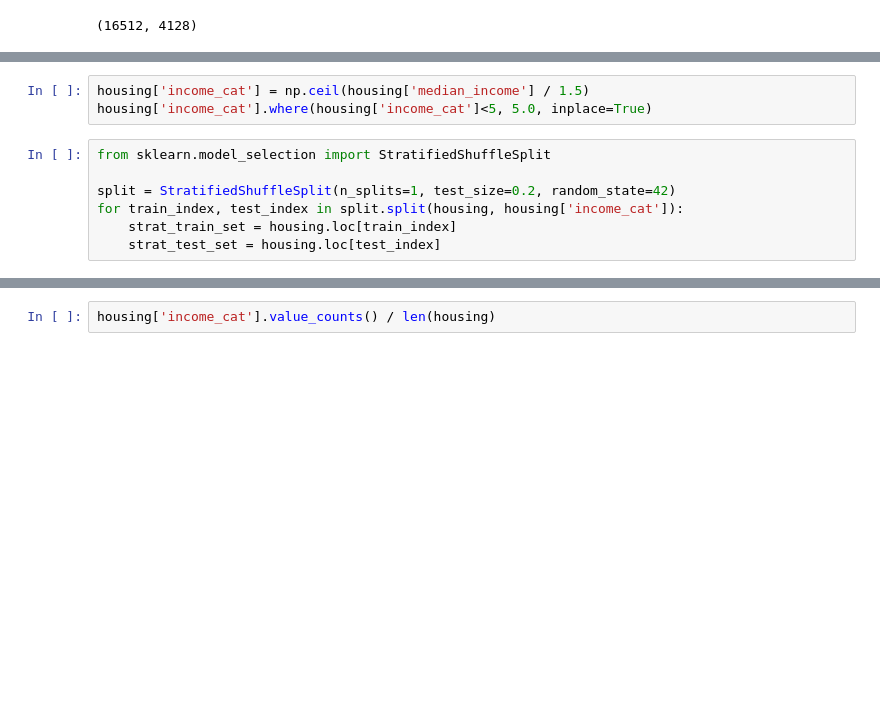
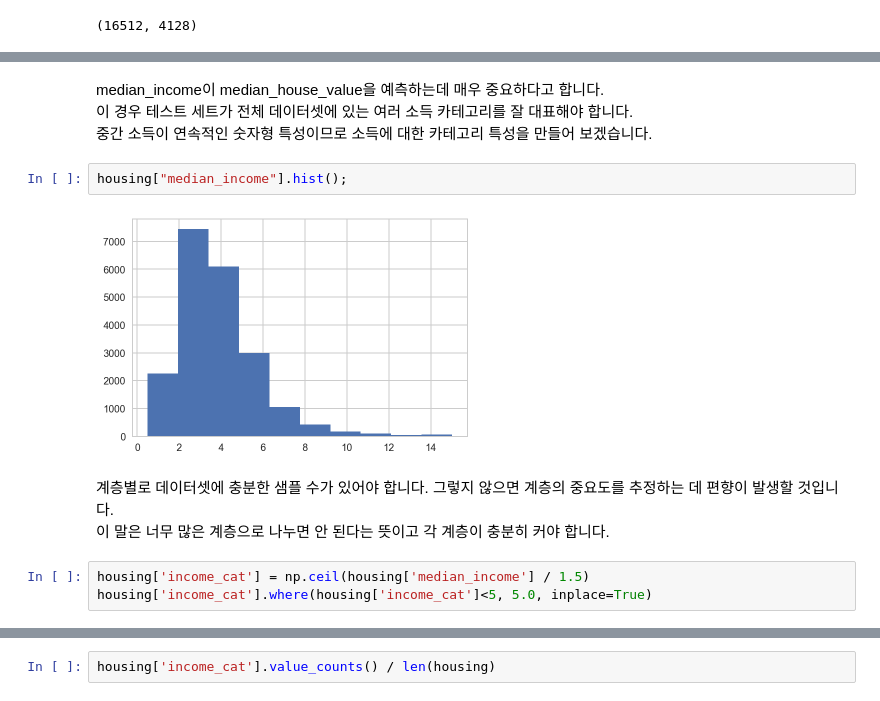
Before and after one commit to dooyeoung/hands_on_machine_learning, a Jupyter notebook: part2.ipynb, the cells around one changed output, grey strips where cells are left out. Saved outputs shown, nothing was run; the diff lists cells and outputs as text; blank space fills up the shorter version.

```diff
--- a/part2.ipynb
+++ b/part2.ipynb
@@ -160,10 +240,14 @@ len(train_set), len(test_set)
+# %% [markdown]
+median_income이 median_house_value을 예측하는데 매우 중요하다고 합니다.<br>
+이 경우 테스트 세트가 전체 데이터셋에 있는 여러 소득 카테고리를 잘 대표해야 합니다. <br>
+중간 소득이 연속적인 숫자형 특성이므로 소득에 대한 카테고리 특성을 만들어 보겠습니다. <br>
+# %%
+housing["median_income"].hist();
+# %% [output]
+[figure, added]
+# %% [markdown]
+계층별로 데이터셋에 충분한 샘플 수가 있어야 합니다. 그렇지 않으면 계층의 중요도를 추정하는 데 편향이 발생할 것입니다.<br>
+이 말은 너무 많은 계층으로 나누면 안 된다는 뜻이고 각 계층이 충분히 커야 합니다.
 # %%
 housing['income_cat'] = np.ceil(housing['median_income'] / 1.5)
 housing['income_cat'].where(housing['income_cat']<5, 5.0, inplace=True)
-# %%
-from sklearn.model_selection import StratifiedShuffleSplit
-
-split = StratifiedShuffleSplit(n_splits=1, test_size=0.2, random_state=42)
-for train_index, test_index in split.split(housing, housing['income_cat']):
-    strat_train_set = housing.loc[train_index]
-    strat_test_set = housing.loc[test_index]
```
Also changed, not shown: parts of 155 cells of this notebook.
